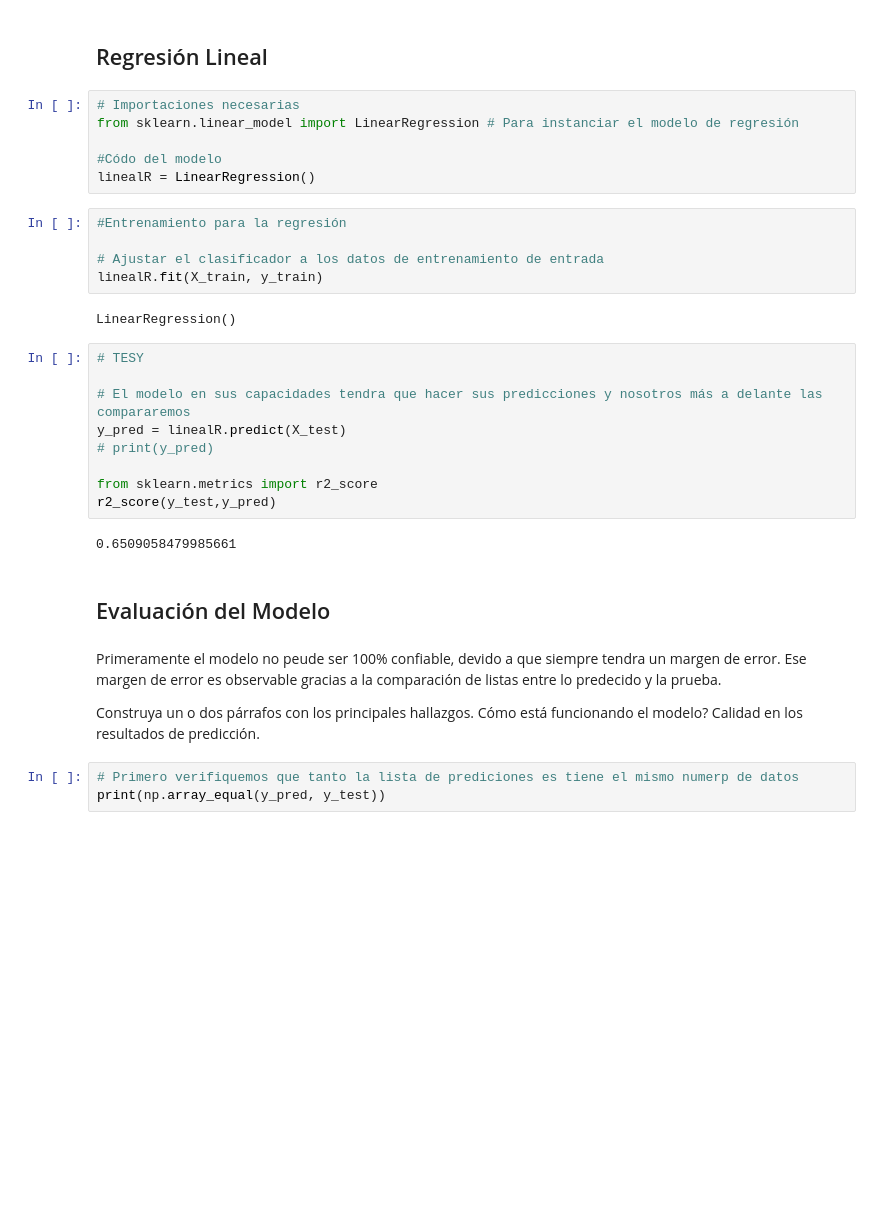
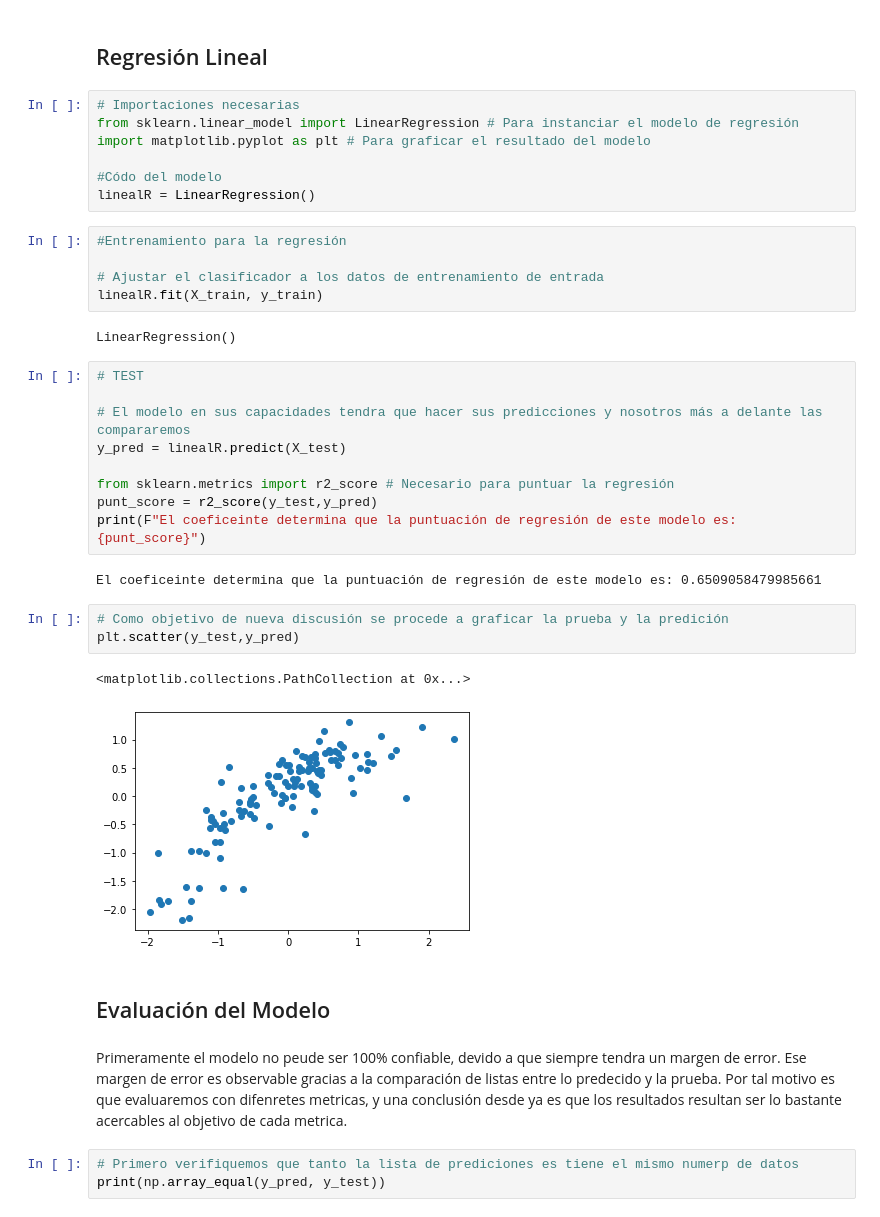
Before and after one commit to SolorzanoBryan/lab_RegresionLineal_SB, a Jupyter notebook: [NRC_6292]_BryanSolórzano_Lab3.ipynb, the cells around one changed output. Saved outputs shown, nothing was run; the diff lists cells and outputs as text; blank space fills up the shorter version.

Commit message:
Finalización del modelo y puntuación de la regresión

```diff
--- a/[NRC_6292]_BryanSolórzano_Lab3.ipynb
+++ b/[NRC_6292]_BryanSolórzano_Lab3.ipynb
@@ -171,6 +167,7 @@ print(y_test.shape)
 # %%
 # Importaciones necesarias
 from sklearn.linear_model import LinearRegression # Para instanciar el modelo de regresión
+import matplotlib.pyplot as plt # Para graficar el resultado del modelo
 
 #Códo del modelo
 linealR = LinearRegression()
@@ -182,22 +179,26 @@ linealR.fit(X_train, y_train)
 # %% [output]
 LinearRegression()
 # %%
-# TESY
+# TEST
 
 # El modelo en sus capacidades tendra que hacer sus predicciones y nosotros más a delante las compararemos
 y_pred = linealR.predict(X_test)
-# print(y_pred)
 
-from sklearn.metrics import r2_score
-r2_score(y_test,y_pred)
+from sklearn.metrics import r2_score # Necesario para puntuar la regresión
+punt_score = r2_score(y_test,y_pred)
+print(F"El coeficeinte determina que la puntuación de regresión de este modelo es: {punt_score}")
 # %% [output]
-0.6509058479985661
+El coeficeinte determina que la puntuación de regresión de este modelo es: 0.6509058479985661
+# %%
+# Como objetivo de nueva discusión se procede a graficar la prueba y la predición
+plt.scatter(y_test,y_pred)
+# %% [output]
+<matplotlib.collections.PathCollection at 0x...>
+[figure, added]
 # %% [markdown]
 ## Evaluación del Modelo
 # %% [markdown]
-Primeramente el modelo no peude ser 100% confiable, devido a que siempre tendra un margen de error. Ese margen de error es observable gracias a la comparación de listas entre lo predecido y la prueba.
-
-Construya un o dos párrafos con los principales hallazgos. Cómo está funcionando el modelo? Calidad en los resultados de predicción.
+Primeramente el modelo no peude ser 100% confiable, devido a que siempre tendra un margen de error. Ese margen de error es observable gracias a la comparación de listas entre lo predecido y la prueba. Por tal motivo es que evaluaremos con difenretes metricas, y una conclusión desde ya es que los resultados resultan ser lo bastante acercables al objetivo de cada metrica.
 # %%
 # Primero verifiquemos que tanto la lista de prediciones es tiene el mismo numerp de datos
 print(np.array_equal(y_pred, y_test))
```
Also changed, not shown: parts of 13 cells of this notebook.
